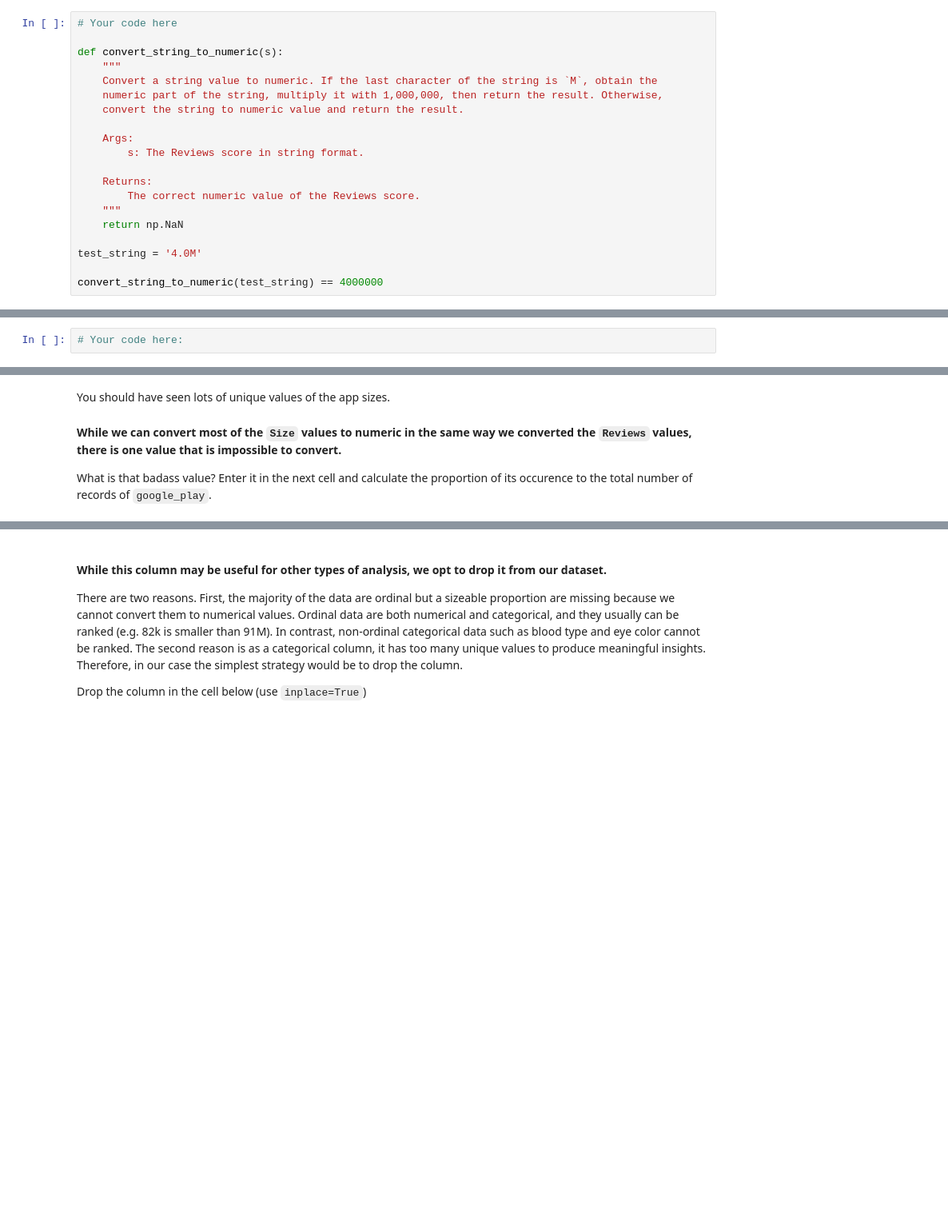
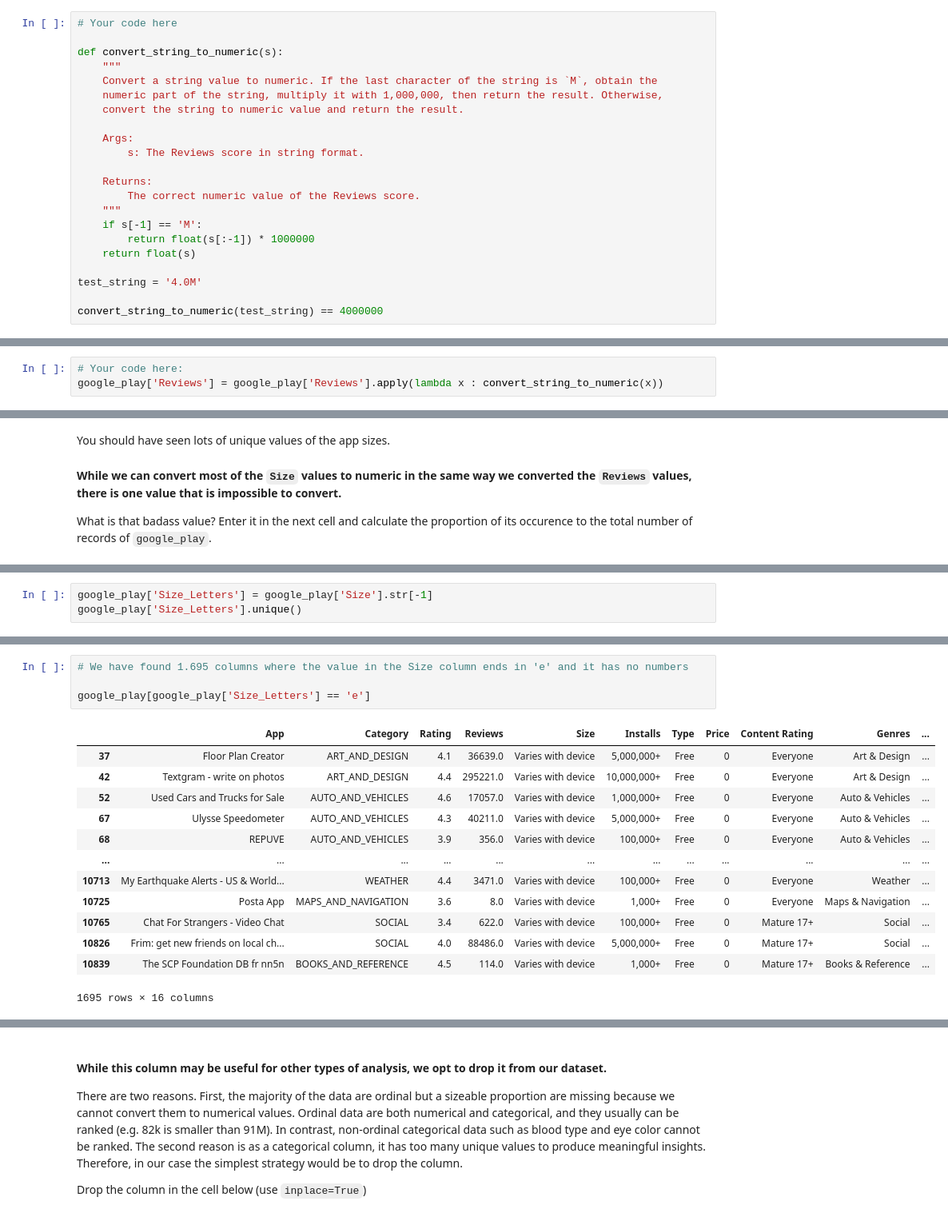
Before and after one commit to javiergispert/dataptmad0522_labs, a Jupyter notebook: module-3/feature-extraction/your-code/notebooks/main.ipynb, the cells around one changed output, grey strips where cells are left out. Shown: that part at 80% size. Saved outputs shown, nothing was run; the diff lists cells and outputs as text; blank space fills up the shorter version.

```diff
--- a/module-3/feature-extraction/your-code/notebooks/main.ipynb
+++ b/module-3/feature-extraction/your-code/notebooks/main.ipynb
@@ -160,7 +161,9 @@ def convert_string_to_numeric(s):
     Returns:
         The correct numeric value of the Reviews score.
     """
-    return np.NaN
+    if s[-1] == 'M':
+        return float(s[:-1]) * 1000000
+    return float(s)
 
 test_string = '4.0M'
 
@@ -169,6 +178,7 @@ convert_string_to_numeric(test_string) == 4000000
 The last step is to apply the function to the `Reviews` column in the following cell:
 # %%
 # Your code here:
+google_play['Reviews'] = google_play['Reviews'].apply(lambda x : convert_string_to_numeric(x))
 # %% [markdown]
 Check the non-numeric `Reviews` row again. It should have been fixed now and you should see:
 
@@ -195,0 +231,3 @@ What is that badass value? Enter it in the next cell and calculate the proportio
+# %%
+google_play['Size_Letters'] = google_play['Size'].str[-1]
+google_play['Size_Letters'].unique()
@@ -195,0 +242,18 @@ What is that badass value? Enter it in the next cell and calculate the proportio
+# %%
+# We have found 1.695 columns where the value in the Size column ends in 'e' and it has no numbers
+
+google_play[google_play['Size_Letters'] == 'e']
+# %% [output]
+|  | App | Category | Rating | Reviews | Size | Installs | Type | Price | Content Rating | Genres | ... |
+| 37 | Floor Plan Creator | ART_AND_DESIGN | 4.1 | 36639.0 | Varies with device | 5,000,000+ | Free | 0 | Everyone | Art & Design | ... |
+| 42 | Textgram - write on photos | ART_AND_DESIGN | 4.4 | 295221.0 | Varies with device | 10,000,000+ | Free | 0 | Everyone | Art & Design | ... |
+| 52 | Used Cars and Trucks for Sale | AUTO_AND_VEHICLES | 4.6 | 17057.0 | Varies with device | 1,000,000+ | Free | 0 | Everyone | Auto & Vehicles | ... |
+| 67 | Ulysse Speedometer | AUTO_AND_VEHICLES | 4.3 | 40211.0 | Varies with device | 5,000,000+ | Free | 0 | Everyone | Auto & Vehicles | ... |
+| 68 | REPUVE | AUTO_AND_VEHICLES | 3.9 | 356.0 | Varies with device | 100,000+ | Free | 0 | Everyone | Auto & Vehicles | ... |
+| ... | ... | ... | ... | ... | ... | ... | ... | ... | ... | ... | ... |
+| 10713 | My Earthquake Alerts - US & World... | WEATHER | 4.4 | 3471.0 | Varies with device | 100,000+ | Free | 0 | Everyone | Weather | ... |
+| 10725 | Posta App | MAPS_AND_NAVIGATION | 3.6 | 8.0 | Varies with device | 1,000+ | Free | 0 | Everyone | Maps & Navigation | ... |
+| 10765 | Chat For Strangers - Video Chat | SOCIAL | 3.4 | 622.0 | Varies with device | 100,000+ | Free | 0 | Mature 17+ | Social | ... |
+| 10826 | Frim: get new friends on local ch... | SOCIAL | 4.0 | 88486.0 | Varies with device | 5,000,000+ | Free | 0 | Mature 17+ | Social | ... |
+| 10839 | The SCP Foundation DB fr nn5n | BOOKS_AND_REFERENCE | 4.5 | 114.0 | Varies with device | 1,000+ | Free | 0 | Mature 17+ | Books & Reference | ... |
+1695 rows × 16 columns
```
Also changed, not shown: parts of 32 cells of this notebook.
